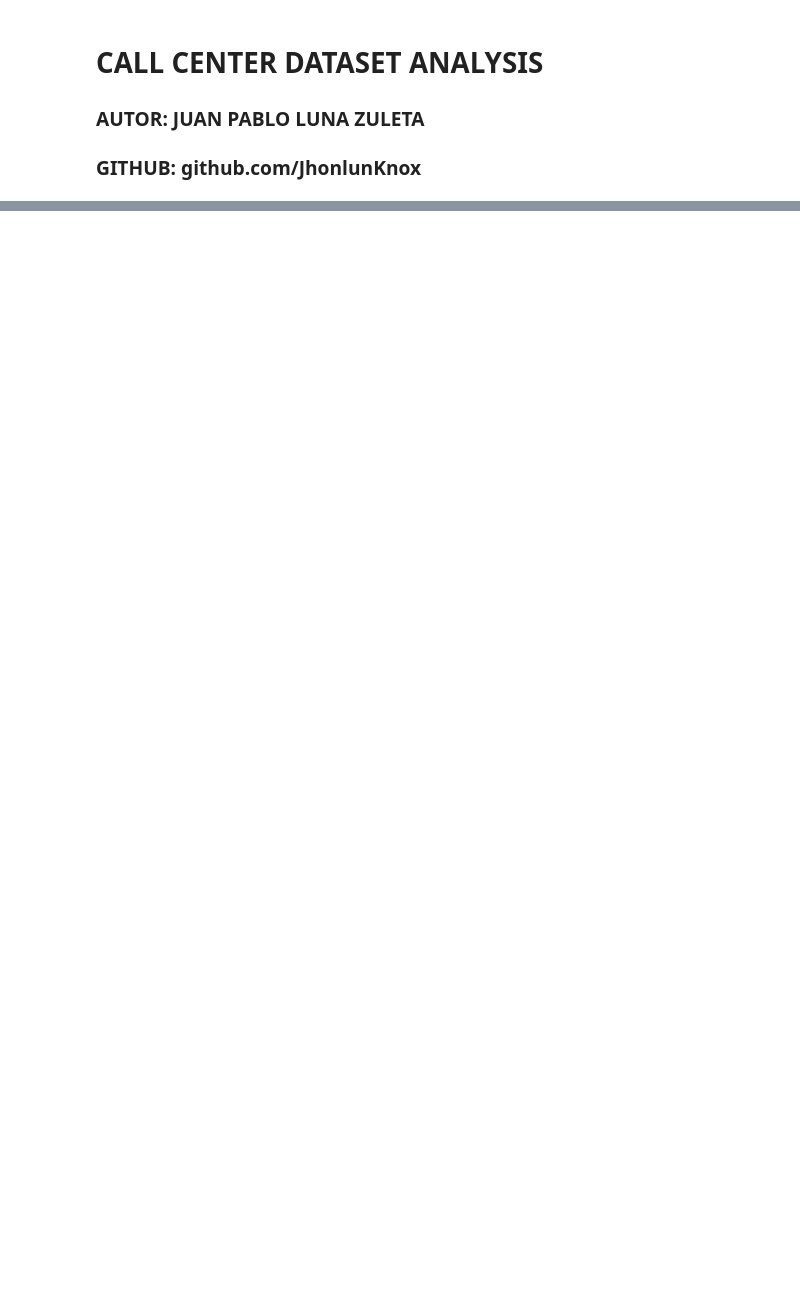
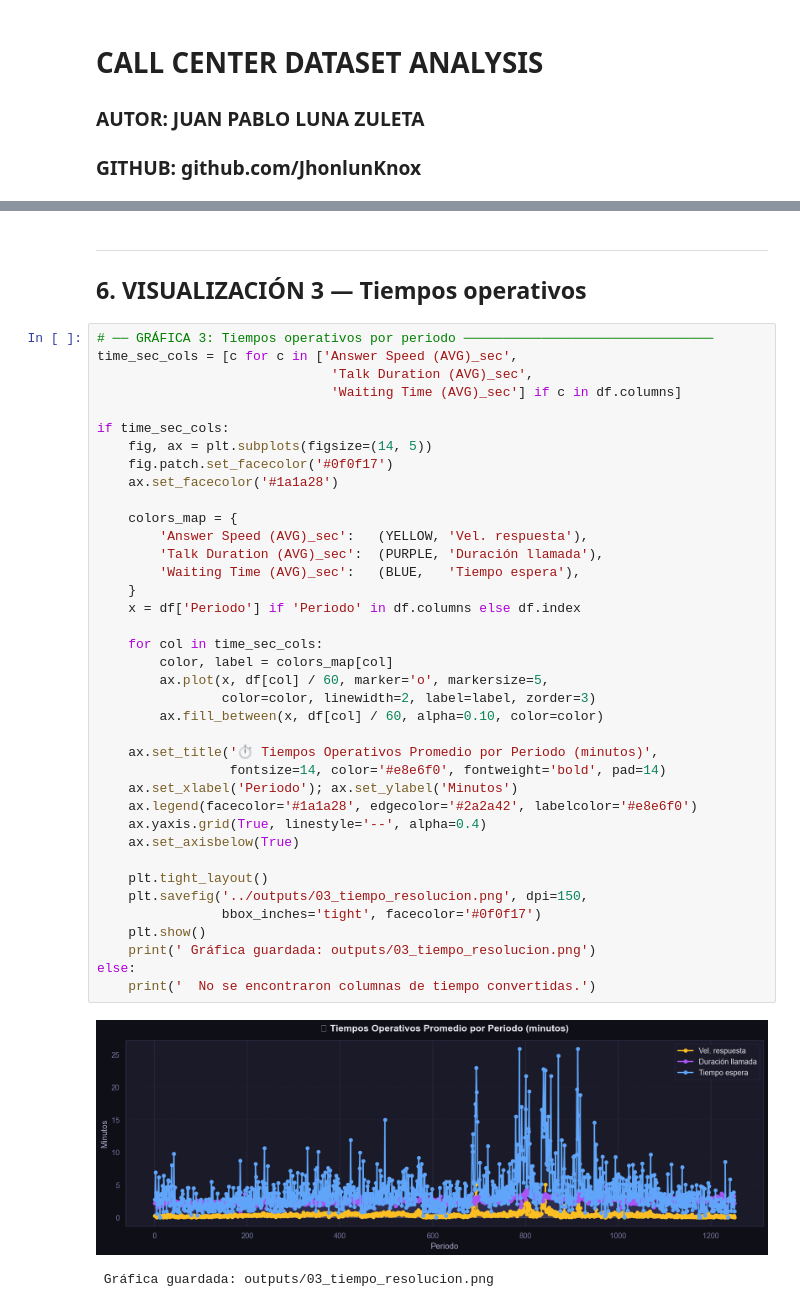
Before and after one commit to JhonlunKnox/Analysis-Call-Center, a Jupyter notebook: notebooks/Analysis.ipynb, the cells around one changed output, grey strips where cells are left out. Drawn from its saved outputs; the diff is of its cells as text; blank space fills up the shorter version.

```diff
--- a/notebooks/Analysis.ipynb
+++ b/notebooks/Analysis.ipynb
@@ -101,0 +247,44 @@ max                   NaN                        NaN
+# %% [markdown]
+---
+## 6. VISUALIZACIÓN 3 — Tiempos operativos
+# %%
+# ── GRÁFICA 3: Tiempos operativos por periodo ────────────────────────────────
+time_sec_cols = [c for c in ['Answer Speed (AVG)_sec',
+                              'Talk Duration (AVG)_sec',
+                              'Waiting Time (AVG)_sec'] if c in df.columns]
+
+if time_sec_cols:
+    fig, ax = plt.subplots(figsize=(14, 5))
+    fig.patch.set_facecolor('#0f0f17')
+    ax.set_facecolor('#1a1a28')
+
+    colors_map = {
+        'Answer Speed (AVG)_sec':   (YELLOW, 'Vel. respuesta'),
+        'Talk Duration (AVG)_sec':  (PURPLE, 'Duración llamada'),
+        'Waiting Time (AVG)_sec':   (BLUE,   'Tiempo espera'),
+    }
+    x = df['Periodo'] if 'Periodo' in df.columns else df.index
+
+    for col in time_sec_cols:
+        color, label = colors_map[col]
+        ax.plot(x, df[col] / 60, marker='o', markersize=5,
+                color=color, linewidth=2, label=label, zorder=3)
+        ax.fill_between(x, df[col] / 60, alpha=0.10, color=color)
+
+    ax.set_title('⏱ Tiempos Operativos Promedio por Periodo (minutos)',
+                 fontsize=14, color='#e8e6f0', fontweight='bold', pad=14)
+    ax.set_xlabel('Periodo'); ax.set_ylabel('Minutos')
+    ax.legend(facecolor='#1a1a28', edgecolor='#2a2a42', labelcolor='#e8e6f0')
+    ax.yaxis.grid(True, linestyle='--', alpha=0.4)
+    ax.set_axisbelow(True)
+
+    plt.tight_layout()
+    plt.savefig('../outputs/03_tiempo_resolucion.png', dpi=150,
+                bbox_inches='tight', facecolor='#0f0f17')
+    plt.show()
+    print(' Gráfica guardada: outputs/03_tiempo_resolucion.png')
+else:
+    print('  No se encontraron columnas de tiempo convertidas.')
+# %% [output]
+[figure, added]
+ Gráfica guardada: outputs/03_tiempo_resolucion.png
```
Also changed, not shown: parts of 22 cells of this notebook, 5 other files.
